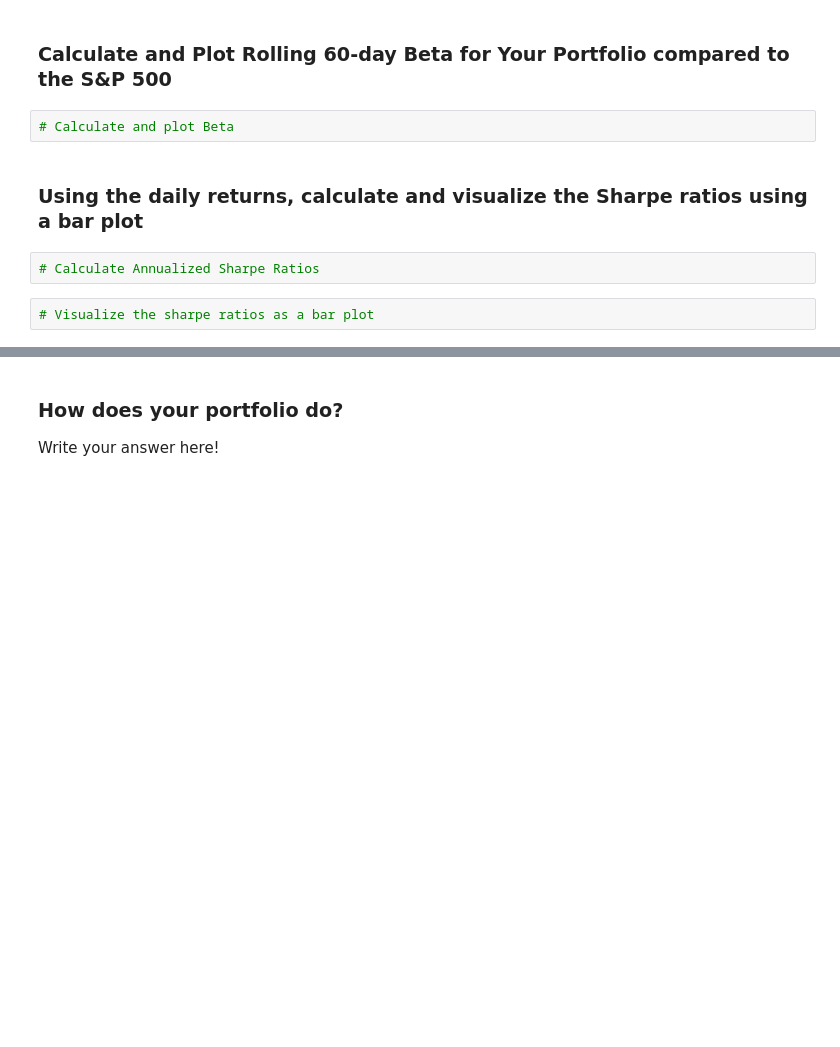
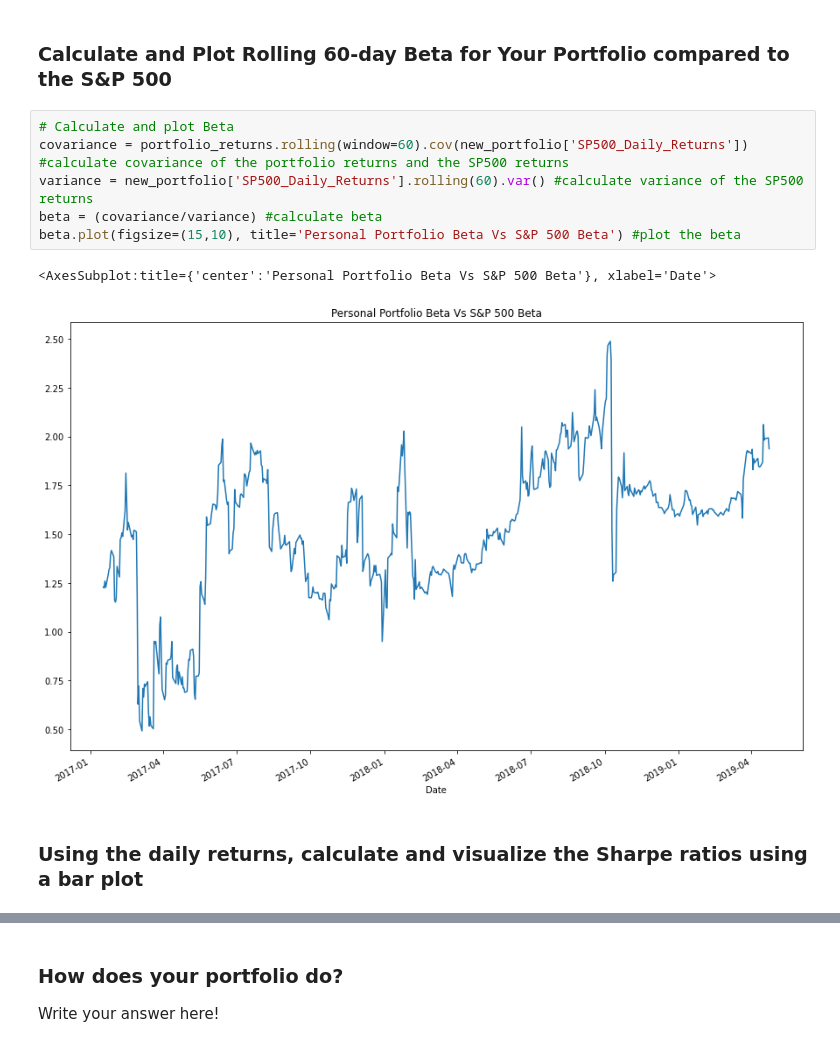
Before and after one commit to majikthise911/Homework_3_Pandas, a Jupyter notebook: Starter_Code/whale_analysis.ipynb, the cells around one changed output, grey strips where cells are left out. Cells and saved outputs as stored; diff of their text form; blank space fills up the shorter version.

```diff
--- a/Starter_Code/whale_analysis.ipynb
+++ b/Starter_Code/whale_analysis.ipynb
@@ -600,10 +668,13 @@ new_portfolio.head()
 # %% [markdown]
 ### Calculate and Plot Rolling 60-day Beta for Your Portfolio compared to the S&P 500
-# %%
-# Calculate and plot Beta
+# %%
+# Calculate and plot Beta
+covariance = portfolio_returns.rolling(window=60).cov(new_portfolio['SP500_Daily_Returns']) #calculate covariance of the portfolio returns and the SP500 returns
+variance = new_portfolio['SP500_Daily_Returns'].rolling(60).var() #calculate variance of the SP500 returns
+beta = (covariance/variance) #calculate beta
+beta.plot(figsize=(15,10), title='Personal Portfolio Beta Vs S&P 500 Beta') #plot the beta
+# %% [output]
+<AxesSubplot:title={'center':'Personal Portfolio Beta Vs S&P 500 Beta'}, xlabel='Date'>
+[figure, added]
 # %% [markdown]
 ### Using the daily returns, calculate and visualize the Sharpe ratios using a bar plot
-# %%
-# Calculate Annualized Sharpe Ratios
-# %%
-# Visualize the sharpe ratios as a bar plot
```
Also changed, not shown: parts of 46 cells of this notebook, 9 other files.
